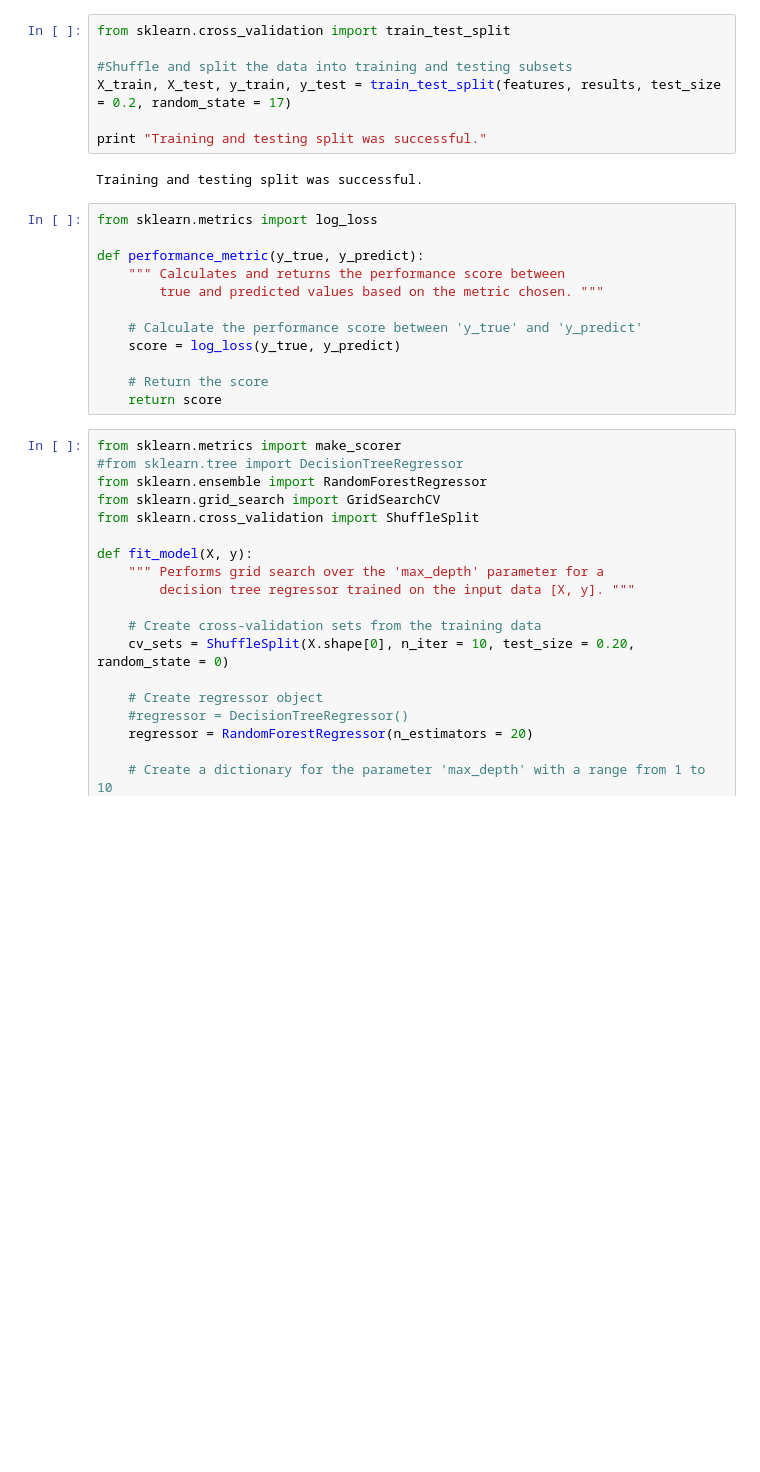
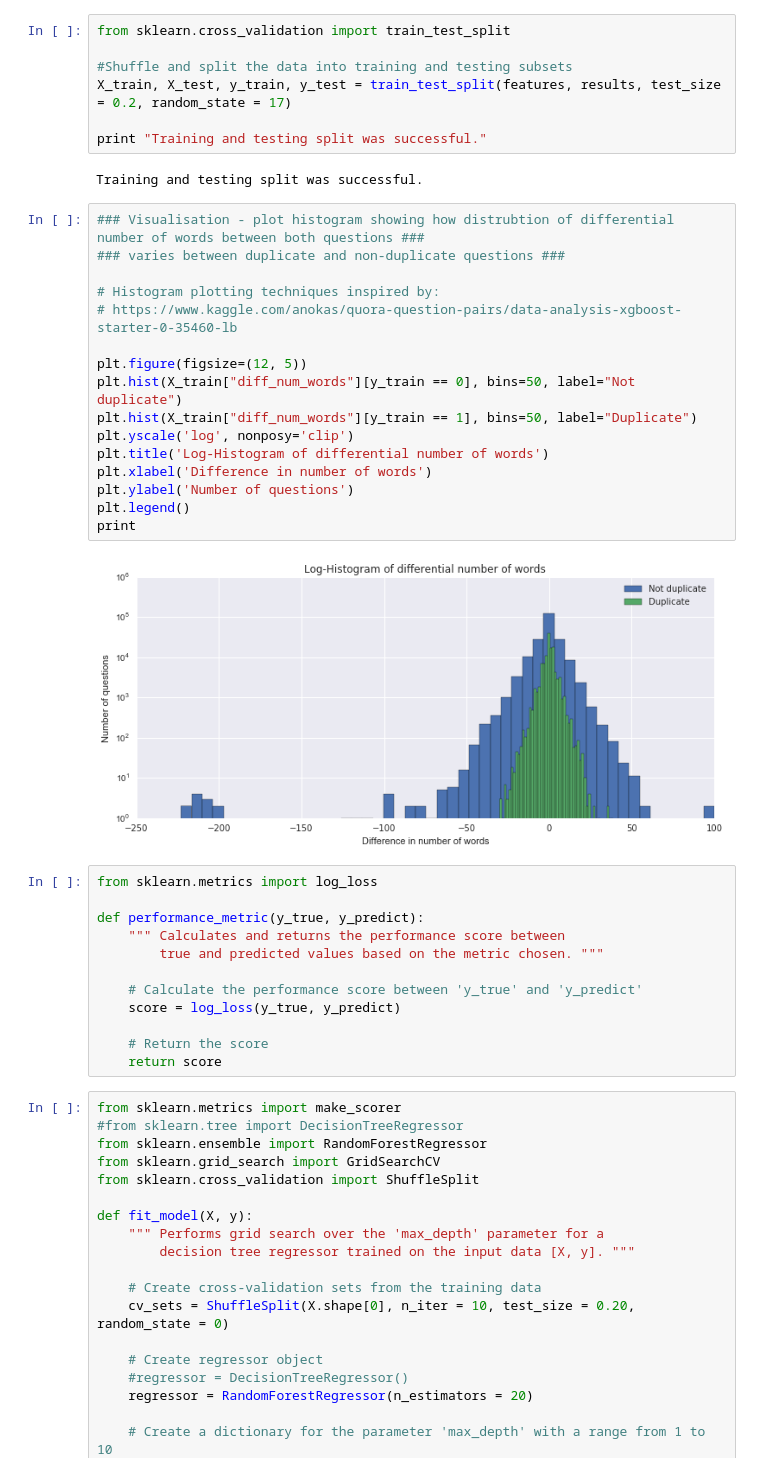
Before and after one commit to adammalpass/quora_duplicates, a Jupyter notebook: quora_duplicates.ipynb, the cells around one changed output. Saved outputs shown, nothing was run; the diff lists cells and outputs as text; blank space fills up the shorter version.

Commit message:
Add histogram showing how diff_num_words varies between duplicate and non-duplicate questions

```diff
--- a/quora_duplicates.ipynb
+++ b/quora_duplicates.ipynb
@@ -170,6 +172,24 @@ X_train, X_test, y_train, y_test = train_test_split(features, results, test_size
 print "Training and testing split was successful."
 # %% [output]
 Training and testing split was successful.
+# %%
+### Visualisation - plot histogram showing how distrubtion of differential number of words between both questions ###
+### varies between duplicate and non-duplicate questions ###
+
+# Histogram plotting techniques inspired by:
+# https://www.kaggle.com/anokas/quora-question-pairs/data-analysis-xgboost-starter-0-35460-lb
+
+plt.figure(figsize=(12, 5))
+plt.hist(X_train["diff_num_words"][y_train == 0], bins=50, label="Not duplicate")
+plt.hist(X_train["diff_num_words"][y_train == 1], bins=50, label="Duplicate")
+plt.yscale('log', nonposy='clip')
+plt.title('Log-Histogram of differential number of words')
+plt.xlabel('Difference in number of words')
+plt.ylabel('Number of questions')
+plt.legend()
+print
+# %% [output]
+[figure, added]
 # %%
 from sklearn.metrics import log_loss
 
```
Also changed, not shown: parts of 2 cells of this notebook.
